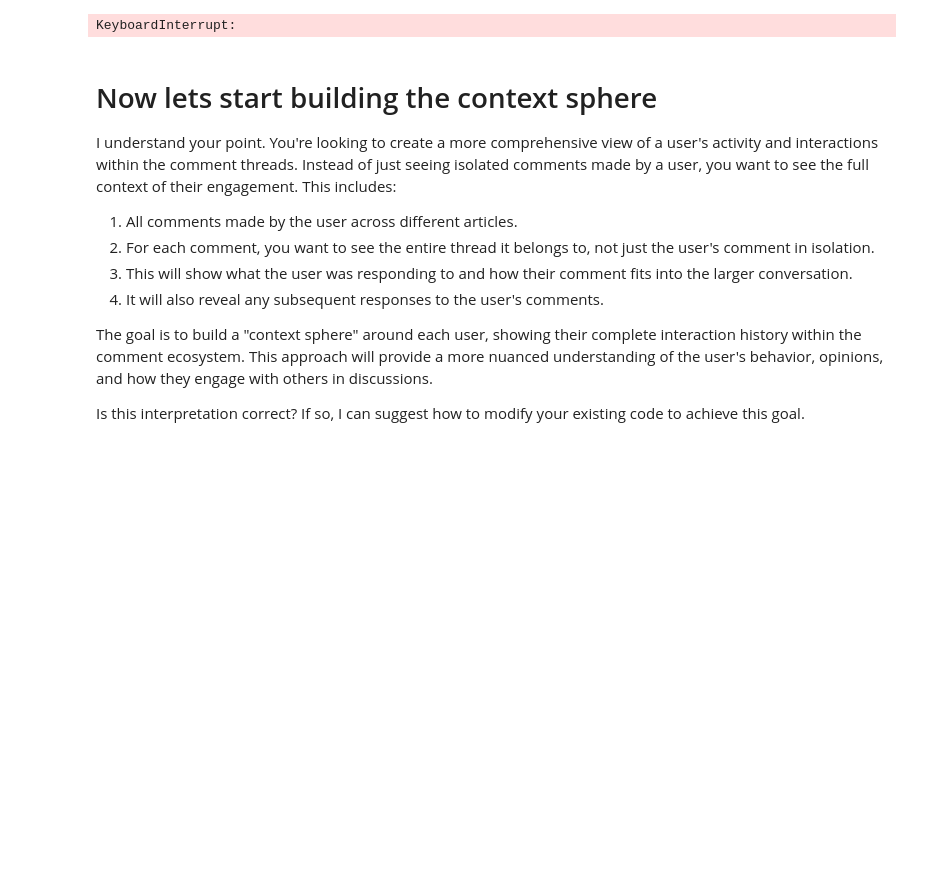
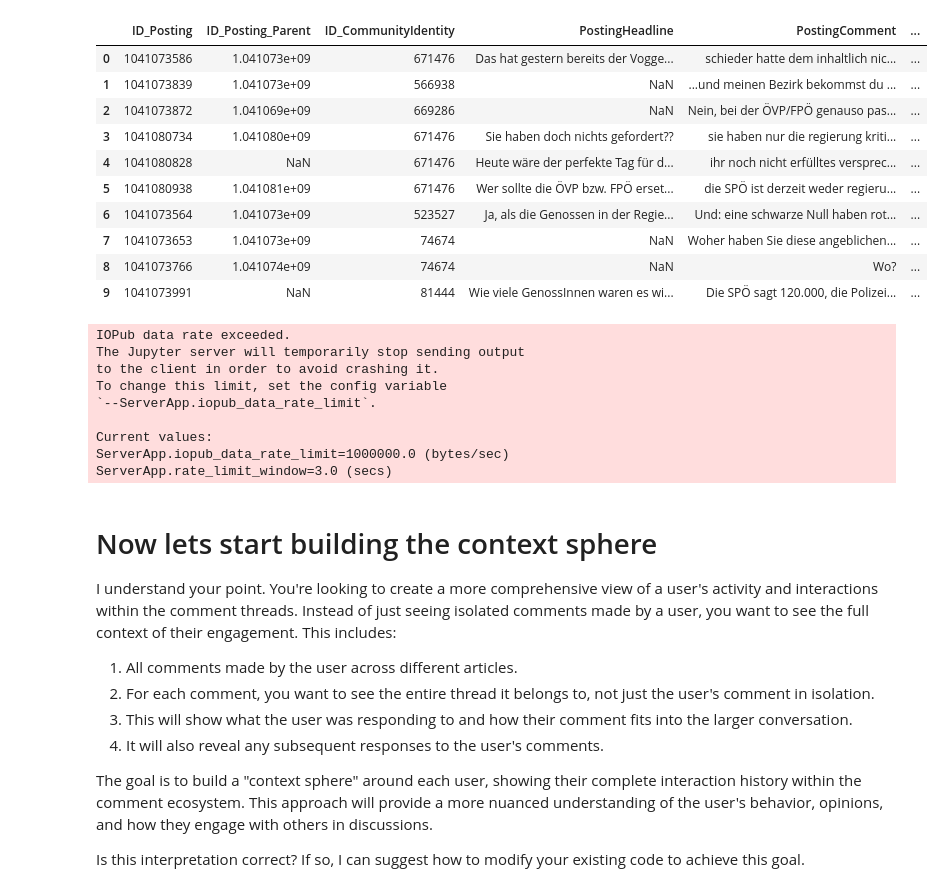
Before and after one commit to nilskluewer/Emotion-Classification-Langgraph, a Jupyter notebook: data_pre_processing.ipynb, the cells around one changed output. Saved outputs shown, nothing was run; the diff lists cells and outputs as text; code cells hidden in the pictures; blank space fills up the shorter version.

```diff
--- a/data_pre_processing.ipynb
+++ b/data_pre_processing.ipynb
@@ -1,12 +6,35 @@
 # %%
 # Merge csv Posting and Votes
 import pandas as pd
+from IPython.display import display, HTML
 
 # Replace 'your_file.csv' with the path to your CSV file
 df = pd.read_csv(r'./data/raw_csv/Postings_01052019_31052019.csv')
 
 # Display the first 10 rows
-print(df.head(10).to_string())
+display(df.head(10))
+print(df.to_html())
+# %% [output]
+|  | ID_Posting | ID_Posting_Parent | ID_CommunityIdentity | PostingHeadline | PostingComment | ... |
+| 0 | 1041073586 | 1.041073e+09 | 671476 | Das hat gestern bereits der Vogge... | schieder hatte dem inhaltlich nic... | ... |
+| 1 | 1041073839 | 1.041073e+09 | 566938 | NaN | ...und meinen Bezirk bekommst du ... | ... |
+| 2 | 1041073872 | 1.041069e+09 | 669286 | NaN | Nein, bei der ÖVP/FPÖ genauso pas... | ... |
+| 3 | 1041080734 | 1.041080e+09 | 671476 | Sie haben doch nichts gefordert?? | sie haben nur die regierung kriti... | ... |
+| 4 | 1041080828 | NaN | 671476 | Heute wäre der perfekte Tag für d... | ihr noch nicht erfülltes versprec... | ... |
+| 5 | 1041080938 | 1.041081e+09 | 671476 | Wer sollte die ÖVP bzw. FPÖ erset... | die SPÖ ist derzeit weder regieru... | ... |
+| 6 | 1041073564 | 1.041073e+09 | 523527 | Ja, als die Genossen in der Regie... | Und: eine schwarze Null haben rot... | ... |
+| 7 | 1041073653 | 1.041073e+09 | 74674 | NaN | Woher haben Sie diese angeblichen... | ... |
+| 8 | 1041073766 | 1.041074e+09 | 74674 | NaN | Wo? | ... |
+| 9 | 1041073991 | NaN | 81444 | Wie viele GenossInnen waren es wi... | Die SPÖ sagt 120.000, die Polizei... | ... |
+IOPub data rate exceeded.
+The Jupyter server will temporarily stop sending output
+to the client in order to avoid crashing it.
+To change this limit, set the config variable
+`--ServerApp.iopub_data_rate_limit`.
+
+Current values:
+ServerApp.iopub_data_rate_limit=1000000.0 (bytes/sec)
+ServerApp.rate_limit_window=3.0 (secs)
 # %%
 import pandas as pd
 import numpy as np
@@ -202,20 +130,0 @@ class CommentThreadManager:
-# %%
-# Usage example
-if __name__ == "__main__":
-    # Preprocess the data
-    preprocessor = DataPreprocessor('./data/raw_csv/Postings_01052019_31052019.csv')
-    preprocessor.load_data()
-    preprocessor.preprocess()
-    preprocessor.save_preprocessed_data('preprocessed_data.csv')
-
-    # Create comment thread manager
-    manager = CommentThreadManager(preprocessor.df)
-
-    # Get threads for a specific article
-    article_id = 2000102330973  # Example article ID
-    result = manager.get_article_threads(article_id)
-
-    # Pretty print the result
-    print(json.dumps(result, indent=2))
-# %% [output]
-KeyboardInterrupt:
```
Also changed, not shown: parts of 5 cells of this notebook, 6 other files.
